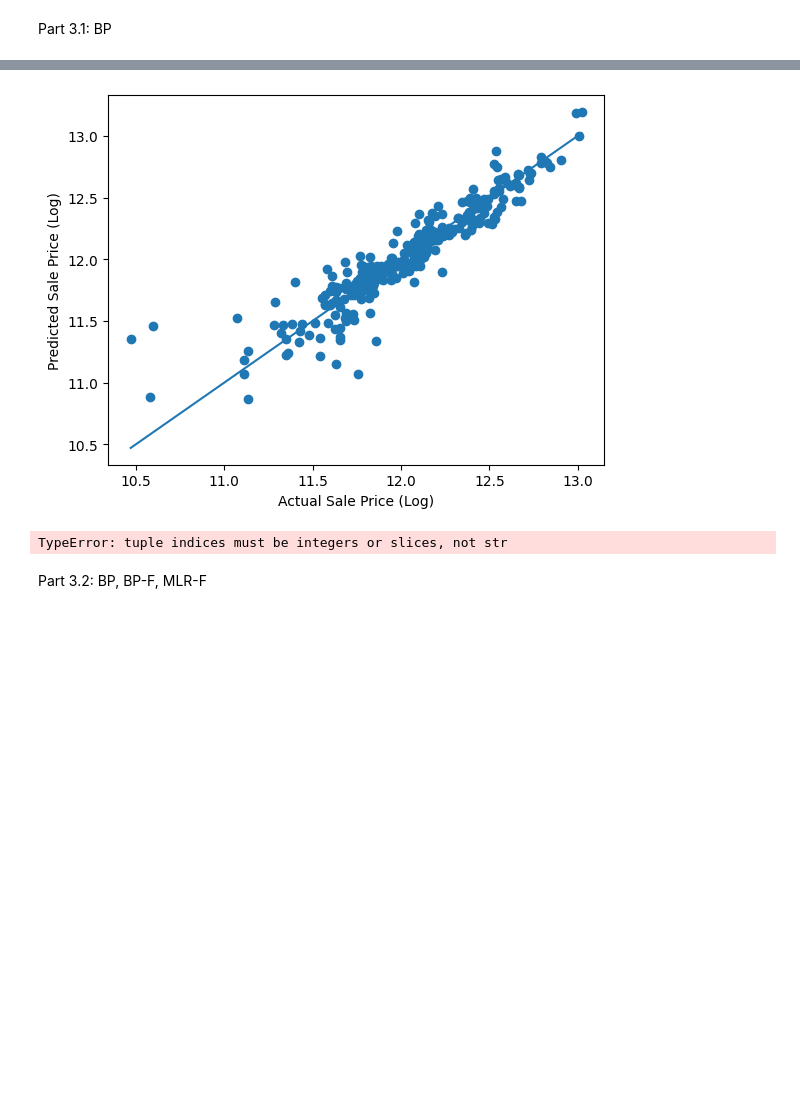
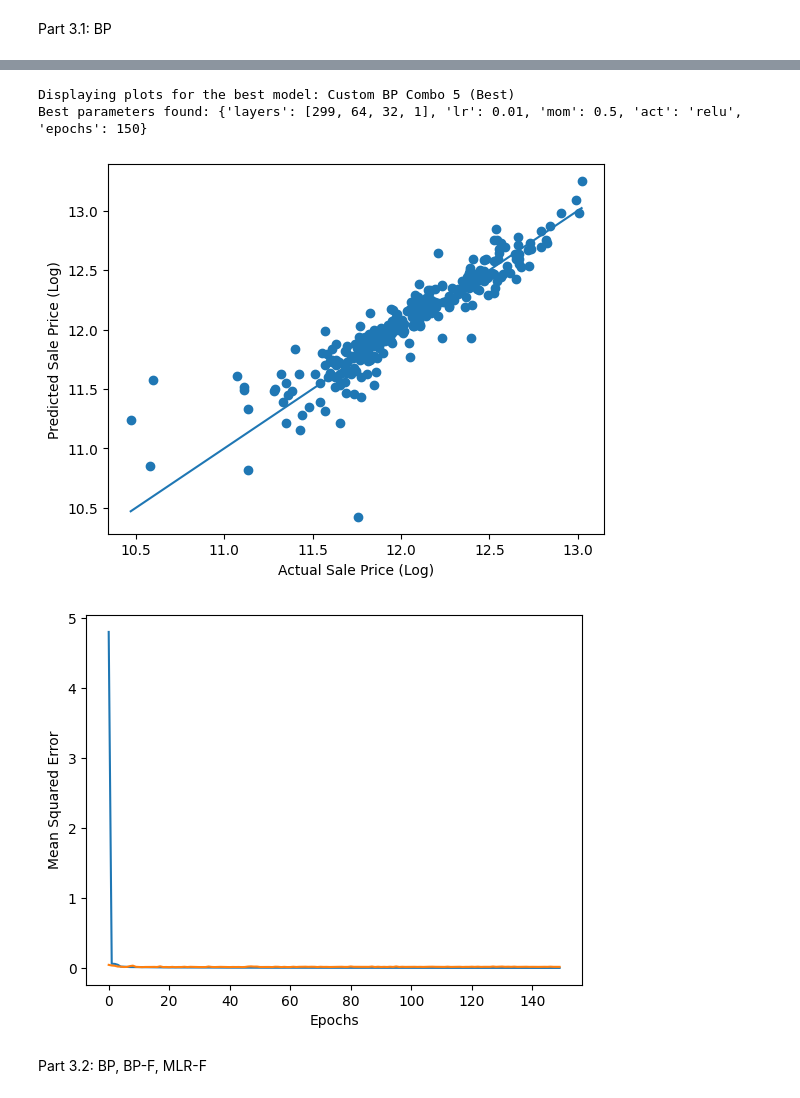
Before and after one commit to macarronesc/NEC_Practica1, a Jupyter notebook: app.ipynb, the cells around one changed output, grey strips where cells are left out. Saved outputs shown, nothing was run; the diff lists cells and outputs as text; code cells hidden in the pictures; blank space fills up the shorter version.

Commit message:
Fixed error on BP and plot loss

```diff
--- a/app.ipynb
+++ b/app.ipynb
@@ -84,9 +84,12 @@ np.savez('data.npz', X_train=X_train_scaled, y_train=y_train, X_test=X_test_scal
 Part 3: Obtaining and comparing predictions
 # %%
 def evaluate_model(y_true, y_pred, model_name):
-    mse = mean_squared_error(y_true, y_pred)
-    mae = mean_absolute_error(y_true, y_pred)
-    mape = mean_absolute_percentage_error(y_true, y_pred)
+    y_true_exp = np.expm1(y_true)
+    y_pred_exp = np.expm1(y_pred)
+
+    mse = mean_squared_error(y_true_exp, y_pred_exp)
+    mae = mean_absolute_error(y_true_exp, y_pred_exp)
+    mape = mean_absolute_percentage_error(y_true_exp, y_pred_exp)
 
     print(f"--- {model_name} Evaluation ---")
     print(f"MSE:  ${mse:,.2f}")
@@ -113,8 +116,6 @@ def plot_loss(train_loss, val_loss, model_name):
 # %% [markdown]
 Part 3.1: BP
 # %%
-# TODO: Implement the NN training and evaluation loop
-
 n_features = X_train_scaled.shape[1]
 hyperparameters = [
     {'layers': [n_features, 64, 1], 'lr': 0.01, 'mom': 0.5, 'act': 'sigmoid', 'epochs': 100},
@@ -159,7 +160,7 @@ for i, params in enumerate(hyperparameters):
         best_model_info['mae'] = eval_metrics['MAE']
         best_model_info['model'] = nn
         best_model_info['params'] = params
-        # best_model_info['history'] = nn.loss_epochs()
+        best_model_info['history'] = nn.loss_epochs()
         best_model_info['name'] = f"Custom BP Combo {i+1} (Best)"
 
 results_df = pd.DataFrame(results_list)
@@ -192,12 +193,18 @@ MAPE: 0.81%
 # %%
-# Plot best model results
 best_nn = best_model_info['model']
-best_params = best_model_info['params']
-y_best_pred = best_nn.predict(X_test_scaled)
-plot_predictions(y_test, y_best_pred, best_model_info['name'])
-plot_loss(best_nn.loss_epochs()['train_loss'], best_nn.loss_epochs()['val_loss'], best_model_info['name'])
+best_name = best_model_info['name']
+y_pred_best_nn = best_nn.predict(X_test_scaled)
+
+print(f"Displaying plots for the best model: {best_name}")
+print(f"Best parameters found: {best_model_info['params']}")
+
+plot_predictions(y_test, y_pred_best_nn, best_name)
+train_loss, val_loss = best_model_info['history']
+plot_loss(train_loss, val_loss, best_name)
 # %% [output]
+Displaying plots for the best model: Custom BP Combo 5 (Best)
+Best parameters found: {'layers': [299, 64, 32, 1], 'lr': 0.01, 'mom': 0.5, 'act': 'relu', 'epochs': 150}
-[figure, old version]
+[figure, new version]
-TypeError: tuple indices must be integers or slices, not str
+[figure, added]
 # %% [markdown]
 Part 3.2: BP, BP-F, MLR-F
```
Also changed, not shown: parts of 2 cells of this notebook.
